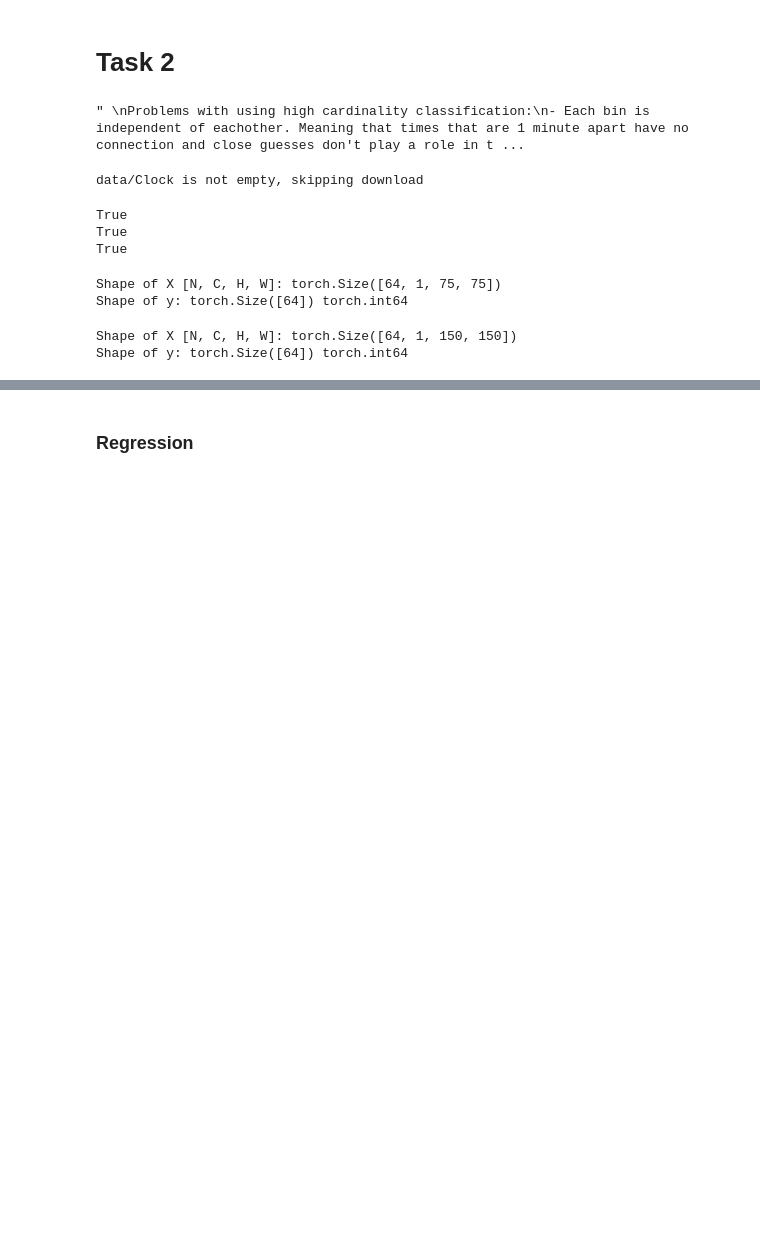
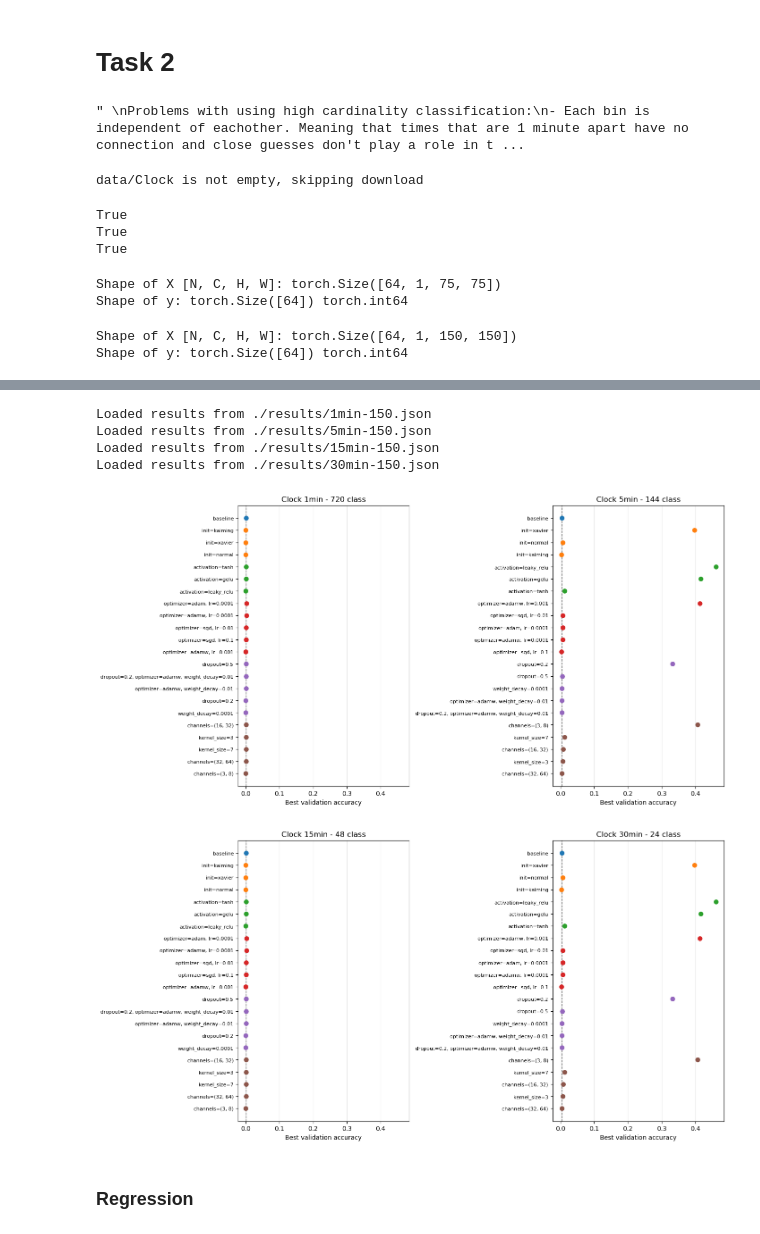
Before and after one commit to LucasNovelli/deepLearningAssignment1, a Jupyter notebook: deeplearning.ipynb, the cells around one changed output, grey strips where cells are left out. Drawn from its saved outputs; the diff is of its cells as text; code cells hidden in the pictures; blank space fills up the shorter version.

```diff
--- a/deeplearning.ipynb
+++ b/deeplearning.ipynb
@@ -1475,3 +1519,31 @@ kernel_size=7 - Average Test Error: 179.2 minutes | Accuracy: 0.000
+# %%
+
+def load_result_in_df(path):
+    if os.path.exists(path) and not FORCE_RETRAIN:
+        dt= pd.read_json(path)
+        print(f"Loaded results from {path}")
+        return dt
+# %%
+dt_1min_150 = load_result_in_df("./results/1min-150.json")
+dt_5min_150 = load_result_in_df("./results/5min-150.json")
+dt_15min_150 = load_result_in_df("./results/15min-150.json")
+dt_30min_150 = load_result_in_df("./results/30min-150.json")
+
+
+fig, axes = plt.subplots(1, 2, figsize=(14, 7), sharex=True, layout="constrained")
+plot_sweep_panel(axes[0], dt_1min_150, "Clock 1min - 720 class")
+plot_sweep_panel(axes[1], dt_5min_150, "Clock 5min - 144 class")
+
+fig2, axes2 = plt.subplots(1, 2, figsize=(14, 7), sharex=True, layout="constrained")
+plot_sweep_panel(axes2[0], dt_1min_150, "Clock 15min - 48 class")
+plot_sweep_panel(axes2[1], dt_5min_150, "Clock 30min - 24 class")
+# %% [output]
+Loaded results from ./results/1min-150.json
+Loaded results from ./results/5min-150.json
+Loaded results from ./results/15min-150.json
+Loaded results from ./results/30min-150.json
+[figure, added]
+[figure, added]
 # %% [markdown]
 ### Regression
 # %%
```
Also changed, not shown: parts of 15 cells of this notebook.
